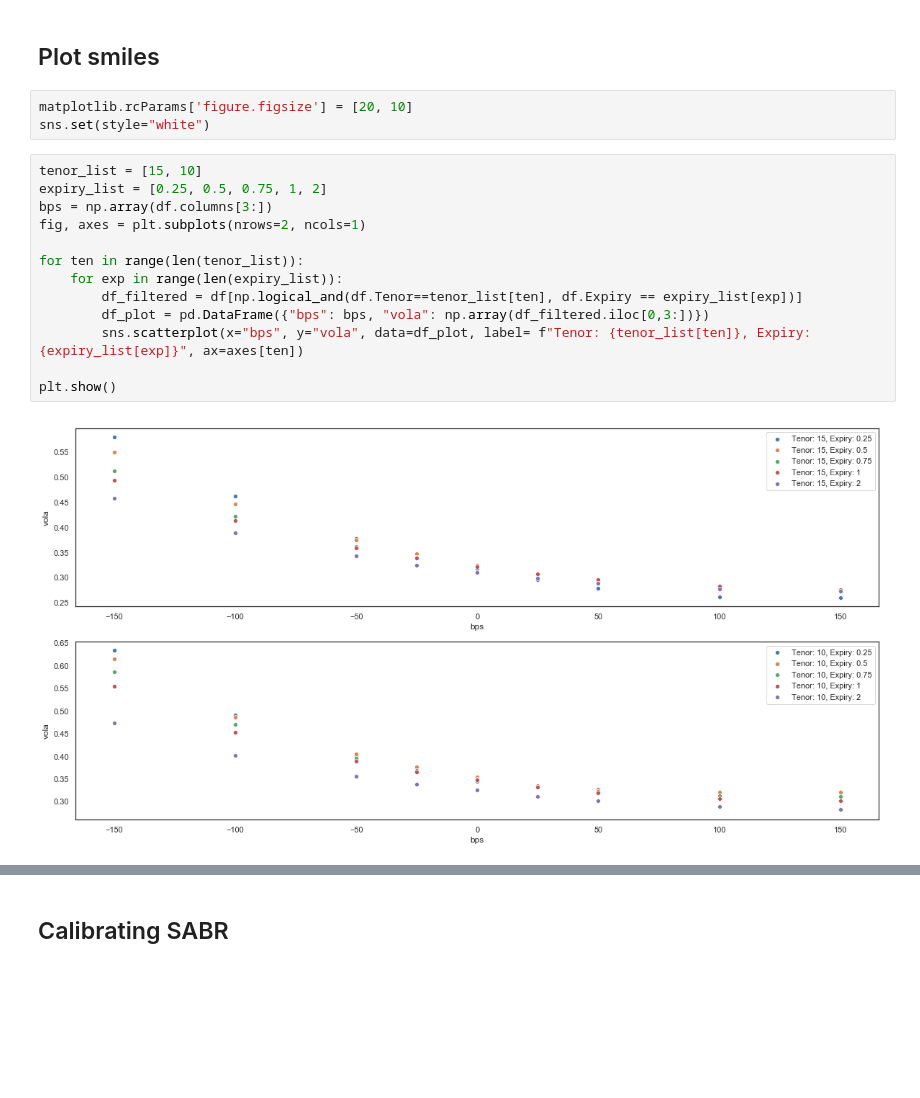
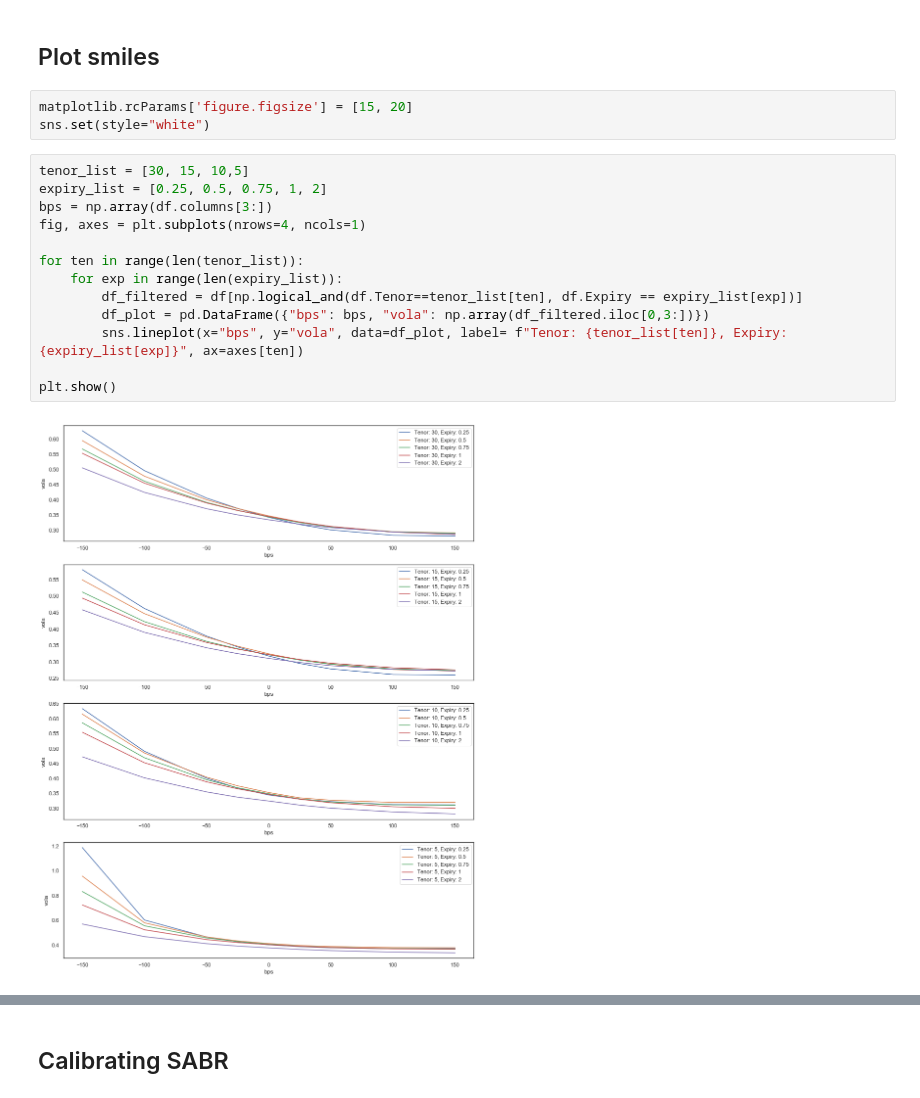
Before and after one commit to LuK2019/OW-, a Jupyter notebook: src/analysis.ipynb, the cells around one changed output, grey strips where cells are left out. Saved outputs shown, nothing was run; the diff lists cells and outputs as text; blank space fills up the shorter version.

```diff
--- a/src/analysis.ipynb
+++ b/src/analysis.ipynb
@@ -127,20 +128,20 @@ abs_strikes.head(5)
 # %% [markdown]
 ## Plot smiles
 # %%
-matplotlib.rcParams['figure.figsize'] = [20, 10]
+matplotlib.rcParams['figure.figsize'] = [15, 20]
 sns.set(style="white")
 # %%
-tenor_list = [15, 10]
+tenor_list = [30, 15, 10,5]
 expiry_list = [0.25, 0.5, 0.75, 1, 2]
 bps = np.array(df.columns[3:])
-fig, axes = plt.subplots(nrows=2, ncols=1)
+fig, axes = plt.subplots(nrows=4, ncols=1)
 
 for ten in range(len(tenor_list)):
     for exp in range(len(expiry_list)):
         df_filtered = df[np.logical_and(df.Tenor==tenor_list[ten], df.Expiry == expiry_list[exp])]
         df_plot = pd.DataFrame({"bps": bps, "vola": np.array(df_filtered.iloc[0,3:])})
-        sns.scatterplot(x="bps", y="vola", data=df_plot, label= f"Tenor: {tenor_list[ten]}, Expiry: {expiry_list[exp]}", ax=axes[ten])
+        sns.lineplot(x="bps", y="vola", data=df_plot, label= f"Tenor: {tenor_list[ten]}, Expiry: {expiry_list[exp]}", ax=axes[ten])
 
 plt.show()
 # %% [output]
-[figure, old version]
+[figure, new version]
```
Also changed, not shown: parts of 7 cells of this notebook, 1 other file.
